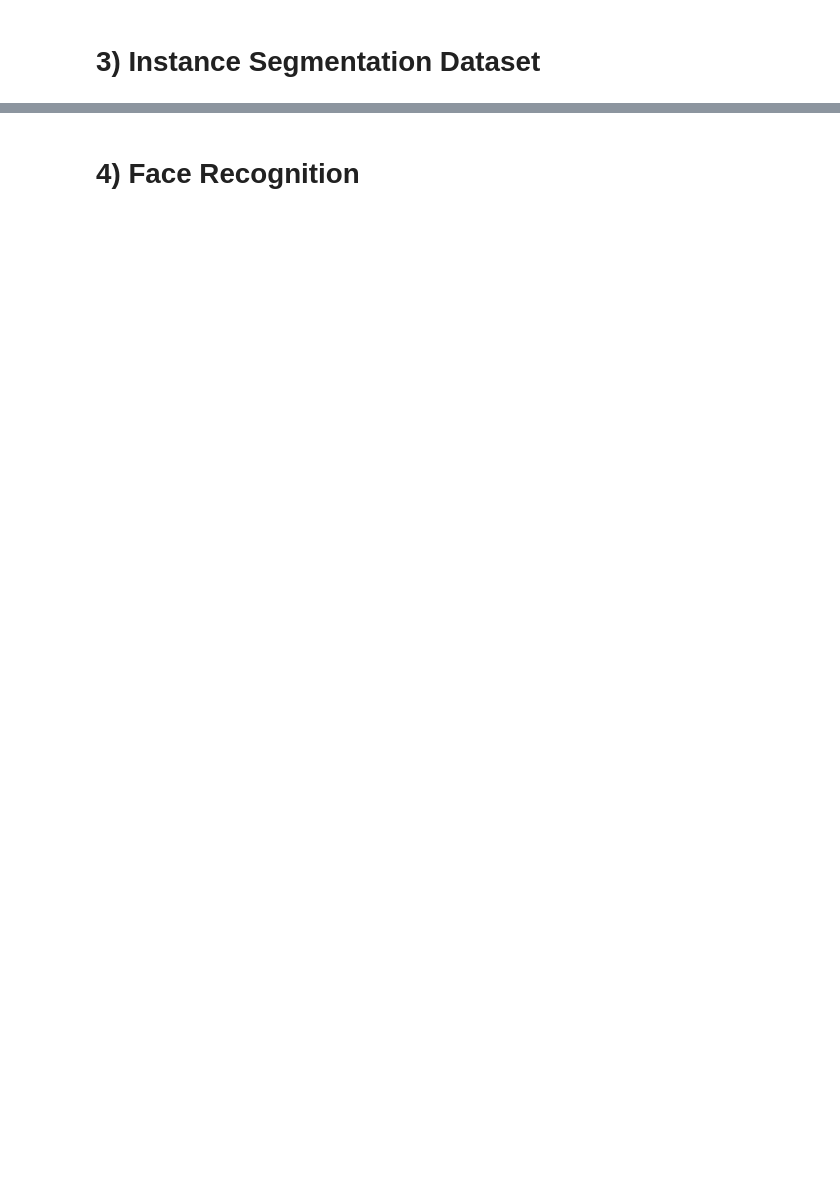
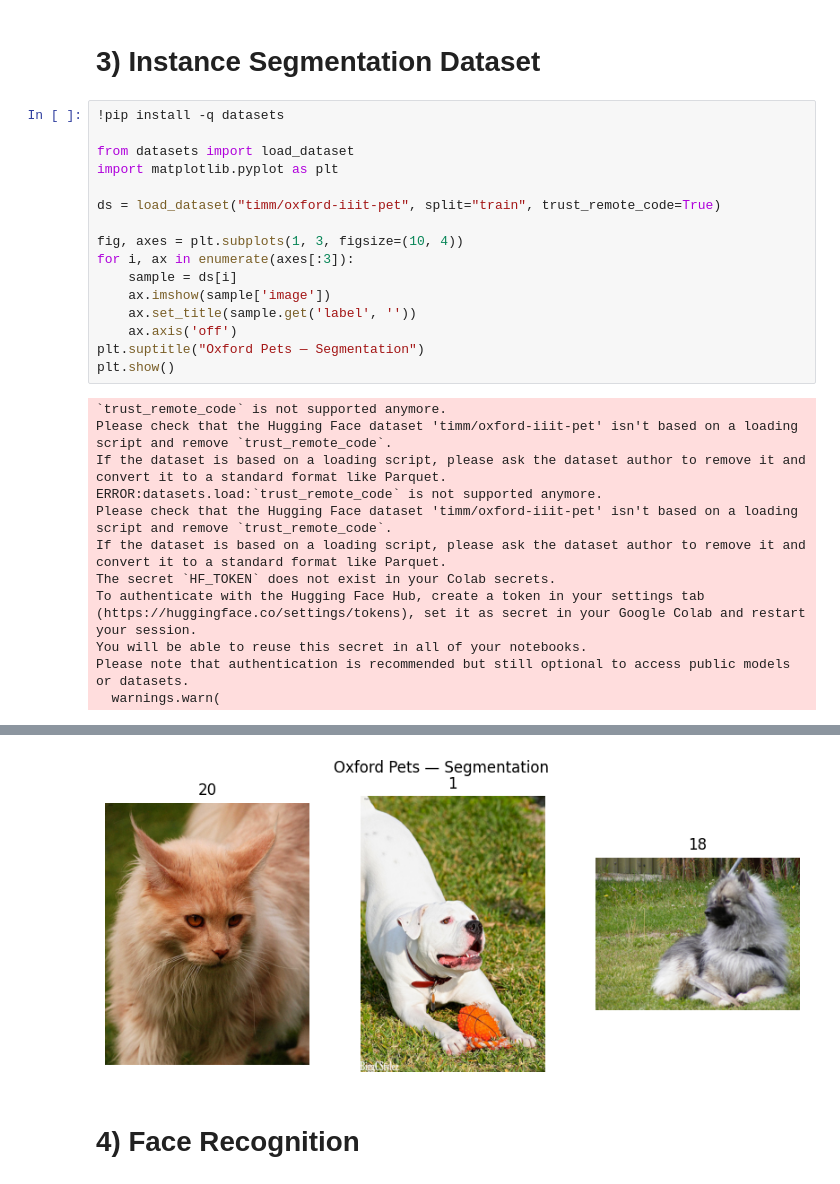
Before and after one commit to fadilsflow/campus_ai, a Jupyter notebook: Datasets_in_Computer_Vision.ipynb, the cells around one changed output, grey strips where cells are left out. Cells and saved outputs as stored; diff of their text form; blank space fills up the shorter version.

```diff
--- a/Datasets_in_Computer_Vision.ipynb
+++ b/Datasets_in_Computer_Vision.ipynb
@@ -12,2 +58,30 @@ To do:
 # %% [markdown]
 # 3) Instance Segmentation Dataset
+# %%
+!pip install -q datasets
+
+from datasets import load_dataset
+import matplotlib.pyplot as plt
+
+ds = load_dataset("timm/oxford-iiit-pet", split="train", trust_remote_code=True)
+
+fig, axes = plt.subplots(1, 3, figsize=(10, 4))
+for i, ax in enumerate(axes[:3]):
+    sample = ds[i]
+    ax.imshow(sample['image'])
+    ax.set_title(sample.get('label', ''))
+    ax.axis('off')
+plt.suptitle("Oxford Pets — Segmentation")
+plt.show()
+# %% [output]
+`trust_remote_code` is not supported anymore.
+Please check that the Hugging Face dataset 'timm/oxford-iiit-pet' isn't based on a loading script and remove `trust_remote_code`.
+If the dataset is based on a loading script, please ask the dataset author to remove it and convert it to a standard format like Parquet.
+ERROR:datasets.load:`trust_remote_code` is not supported anymore.
+Please check that the Hugging Face dataset 'timm/oxford-iiit-pet' isn't based on a loading script and remove `trust_remote_code`.
+If the dataset is based on a loading script, please ask the dataset author to remove it and convert it to a standard format like Parquet.
+The secret `HF_TOKEN` does not exist in your Colab secrets.
+To authenticate with the Hugging Face Hub, create a token in your settings tab (https://huggingface.co/settings/tokens), set it as secret in your Google Colab and restart your session.
+You will be able to reuse this secret in all of your notebooks.
+Please note that authentication is recommended but still optional to access public models or datasets.
+  warnings.warn(
@@ -14,2 +90,3 @@ To do:
+[figure, added]
 # %% [markdown]
 # 4) Face Recognition
```
Also changed, not shown: parts of 6 cells of this notebook.
